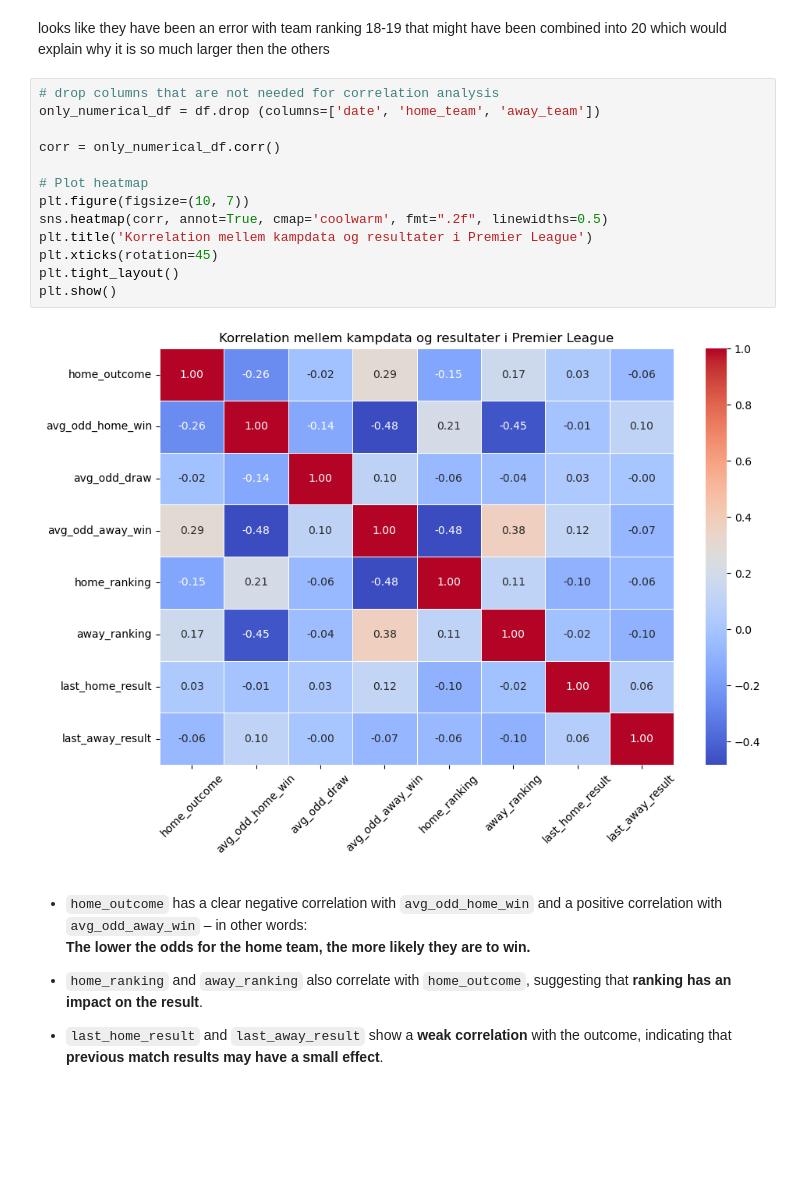
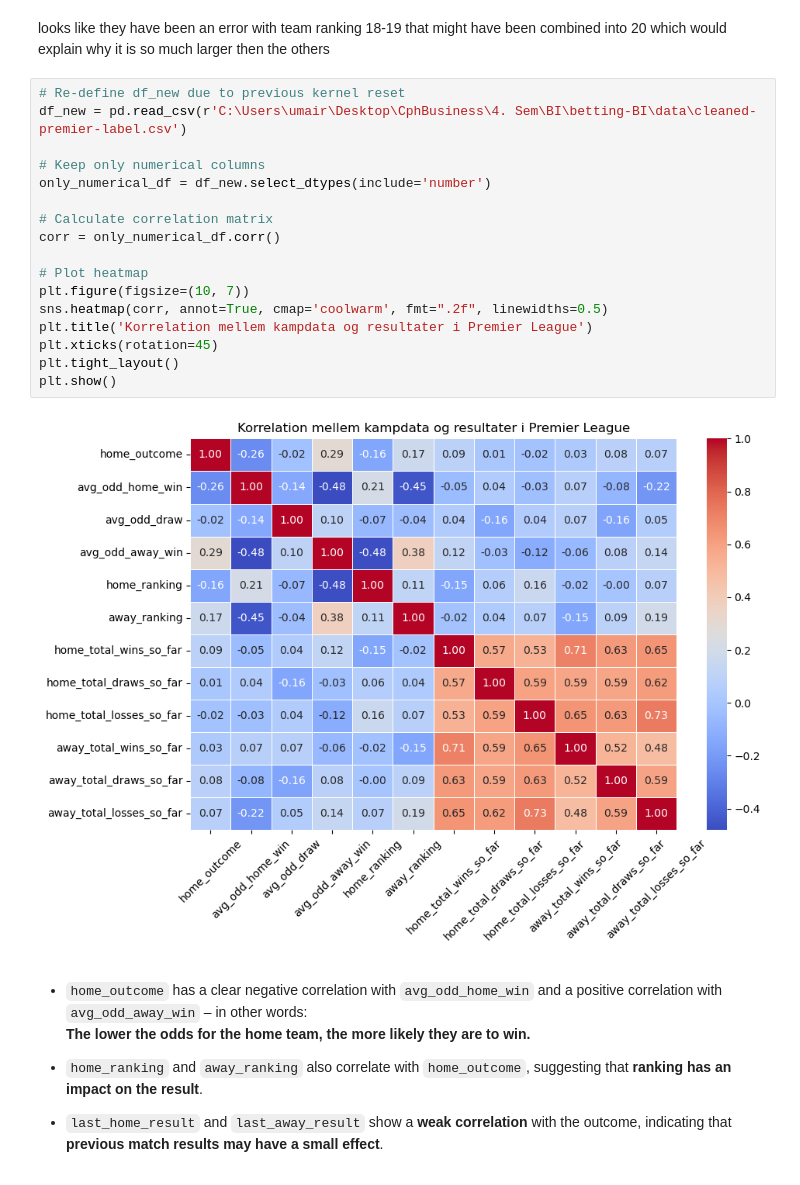
Before and after one commit to peterjanas/betting-BI, a Jupyter notebook: notebook/premier-eda.ipynb, the cells around one changed output. Saved outputs shown, nothing was run; the diff lists cells and outputs as text; blank space fills up the shorter version.

```diff
--- a/notebook/premier-eda.ipynb
+++ b/notebook/premier-eda.ipynb
@@ -175,20 +177,24 @@ Name: count, dtype: int64
 # %% [markdown]
 looks like they have been an error with team ranking 18-19 that might have been combined into 20 which would explain why it is so much larger then the others
 # %%
-# drop columns that are not needed for correlation analysis
-only_numerical_df = df.drop (columns=['date', 'home_team', 'away_team'])
+# Re-define df_new due to previous kernel reset
+df_new = pd.read_csv(r'C:\Users\umair\Desktop\CphBusiness\4. Sem\BI\betting-BI\data\cleaned-premier-label.csv')
 
+# Keep only numerical columns
+only_numerical_df = df_new.select_dtypes(include='number')
+
+# Calculate correlation matrix
 corr = only_numerical_df.corr()
 
 # Plot heatmap
 plt.figure(figsize=(10, 7))
 sns.heatmap(corr, annot=True, cmap='coolwarm', fmt=".2f", linewidths=0.5)
 plt.title('Korrelation mellem kampdata og resultater i Premier League')
 plt.xticks(rotation=45)
 plt.tight_layout()
 plt.show()
 # %% [output]
-[figure, old version]
+[figure, new version]
 # %% [markdown]
 - `home_outcome` has a clear negative correlation with `avg_odd_home_win` and a positive correlation with `avg_odd_away_win` – in other words:
   **The lower the odds for the home team, the more likely they are to win.**
```
Also changed, not shown: parts of 14 cells of this notebook.
